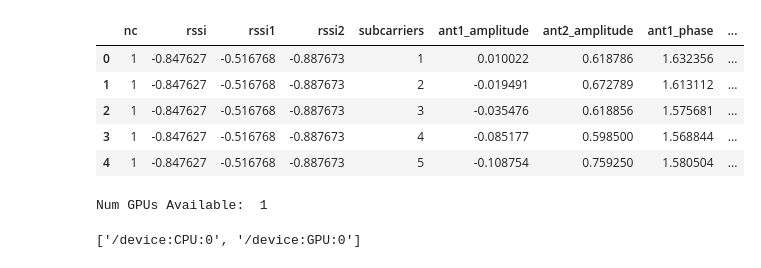
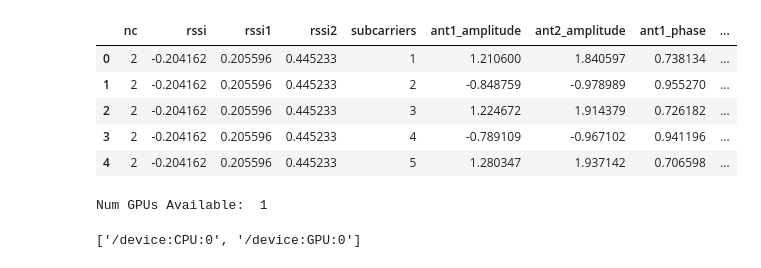
Before and after one commit to AX-0/wifi_localization, a Jupyter notebook: model_dnn.ipynb, the cells around one changed output. Saved outputs shown, nothing was run; the diff lists cells and outputs as text; code cells hidden in the pictures.

```diff
--- a/model_dnn.ipynb
+++ b/model_dnn.ipynb
@@ -45,16 +45,16 @@ I0000 00:00:1728540739.751230   32536 cuda_executor.cc:1015] successful NUMA nod
 # %%
 # data = pd.read_csv("C:\Users\alanx\OneDrive - The University of Sydney (Students)\Thesis\Deep Learning\wifi_localization\data\csv\ultimate_combined.csv")
 # data = pd.read_csv("data/csv/ultimate_combined.csv")
-data = pd.read_csv("data/csv/still/still.csv")
+data = pd.read_csv("data/csv/still_with_receiver/still_with_receiver.csv")
 
 data.head()
 # %% [output]
 |  | nc | rssi | rssi1 | rssi2 | subcarriers | ant1_amplitude | ant2_amplitude | ant1_phase | ... |
-| 0 | 1 | -0.847627 | -0.516768 | -0.887673 | 1 | 0.010022 | 0.618786 | 1.632356 | ... |
-| 1 | 1 | -0.847627 | -0.516768 | -0.887673 | 2 | -0.019491 | 0.672789 | 1.613112 | ... |
-| 2 | 1 | -0.847627 | -0.516768 | -0.887673 | 3 | -0.035476 | 0.618856 | 1.575681 | ... |
-| 3 | 1 | -0.847627 | -0.516768 | -0.887673 | 4 | -0.085177 | 0.598500 | 1.568844 | ... |
-| 4 | 1 | -0.847627 | -0.516768 | -0.887673 | 5 | -0.108754 | 0.759250 | 1.580504 | ... |
+| 0 | 2 | -0.204162 | 0.205596 | 0.445233 | 1 | 1.210600 | 1.840597 | 0.738134 | ... |
+| 1 | 2 | -0.204162 | 0.205596 | 0.445233 | 2 | -0.848759 | -0.978989 | 0.955270 | ... |
+| 2 | 2 | -0.204162 | 0.205596 | 0.445233 | 3 | 1.224672 | 1.914379 | 0.726182 | ... |
+| 3 | 2 | -0.204162 | 0.205596 | 0.445233 | 4 | -0.789109 | -0.967102 | 0.941196 | ... |
+| 4 | 2 | -0.204162 | 0.205596 | 0.445233 | 5 | 1.280347 | 1.937142 | 0.706598 | ... |
 # %%
 print("Num GPUs Available: ", len(tf.config.list_physical_devices('GPU')))
 # %% [output]
```
Also changed, not shown: parts of 19 cells of this notebook, 3 other files.
